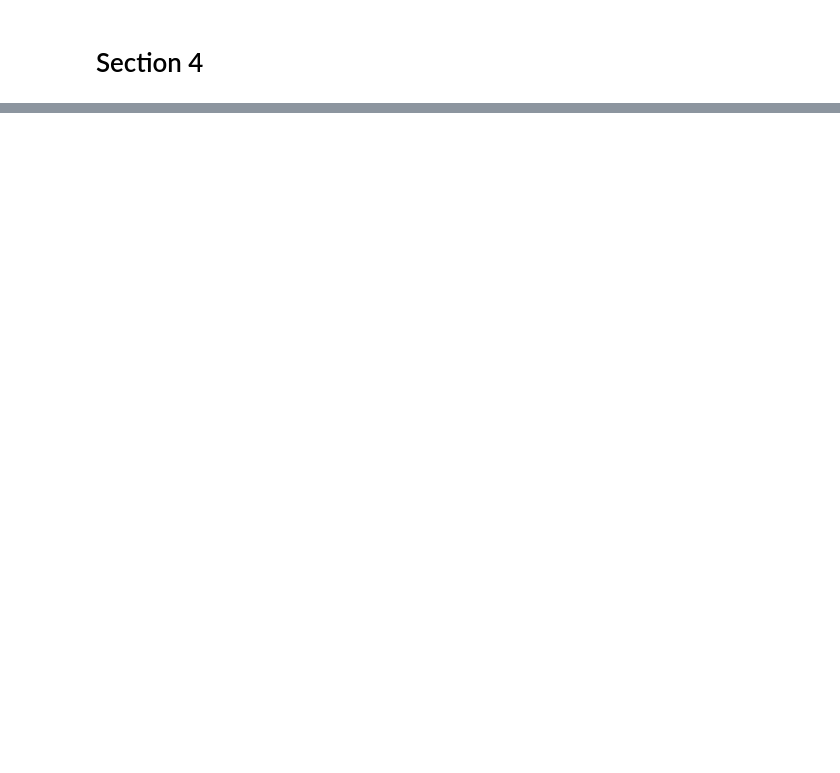
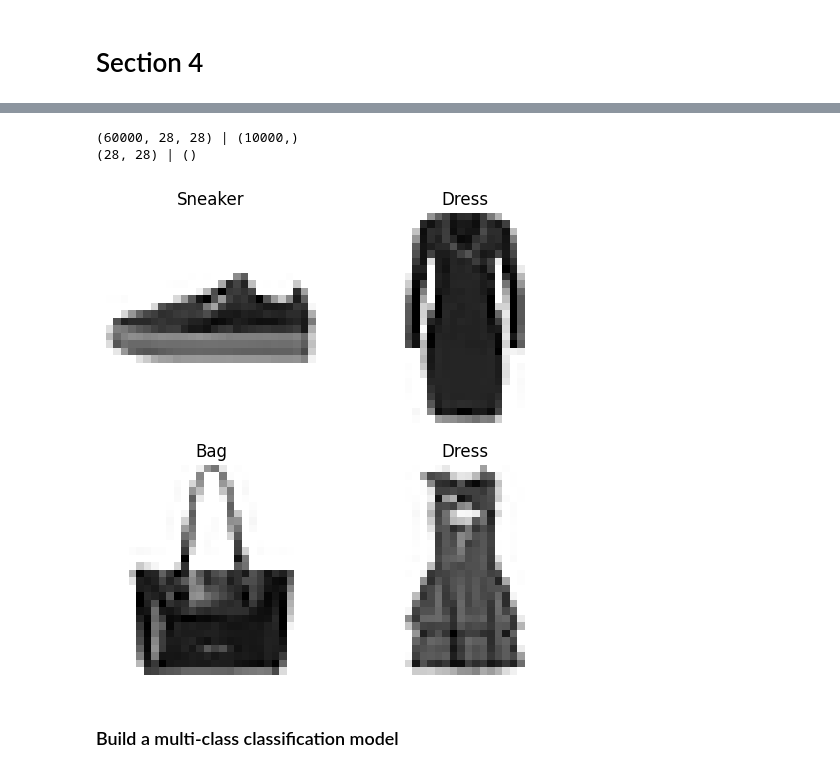
Before and after one commit to ManhDzungNguyen/TensorFlow-Zero-to-Mastery, a Jupyter notebook: kuu_jupiter_notebooks/section_4.ipynb, the cells around one changed output, grey strips where cells are left out. Saved outputs shown, nothing was run; the diff lists cells and outputs as text; code cells hidden in the pictures; blank space fills up the shorter version.

```diff
--- a/kuu_jupiter_notebooks/section_4.ipynb
+++ b/kuu_jupiter_notebooks/section_4.ipynb
@@ -45,0 +9,5 @@ import tensorflow as tf
+# %%
+import tensorflow as tf
+from tensorflow.keras.datasets import fashion_mnist
+
+(train_data, train_labels), (test_data, test_labels) = fashion_mnist.load_data()
@@ -46 +23,27 @@ import tensorflow as tf
+# %%
+print(train_data.shape, "|", test_labels.shape)
+print(train_data[0].shape, "|", train_labels[0].shape)
+# %% [output]
+(60000, 28, 28) | (10000,)
+(28, 28) | ()
+# %%
+import matplotlib.pyplot as plt
+import random
+
+class_names = ["T-shirt/top", "Trouser", "Pullover", "Dress", "Coat", "Sandal", "Shirt", "Sneaker", "Bag", "Ankle boot"]
+# idx = 17
+# plt.imshow(train_data[idx])
+# plt.title(class_name[train_labels[idx]])
+
+plt.figure(figsize=(6, 6))
+for i in range(4):
+  ax = plt.subplot(2, 2, i + 1)
+  ax.set_axis_off()
+  rand_index = random.choice(range(len(train_data)))
+  plt.imshow(train_data[rand_index],cmap=plt.cm.binary)
+  plt.title(class_names[train_labels[rand_index]])
+# %% [output]
+[figure, added]
+# %% [markdown]
+### Build a multi-class classification model
 # %%
```
Also changed, not shown: parts of 30 cells of this notebook, 1 other file.
